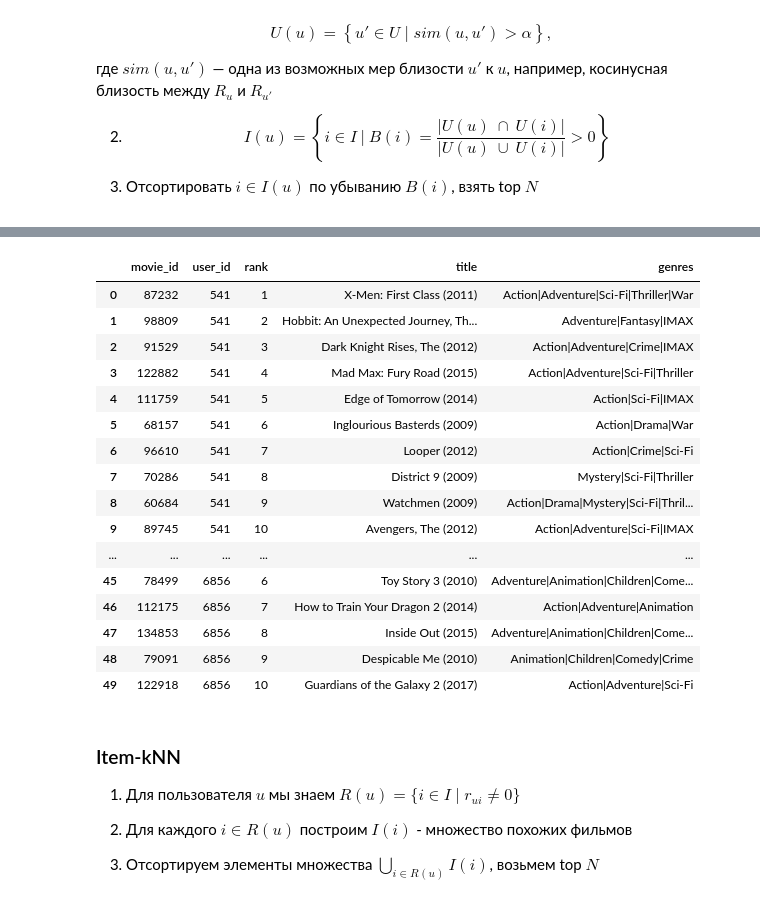
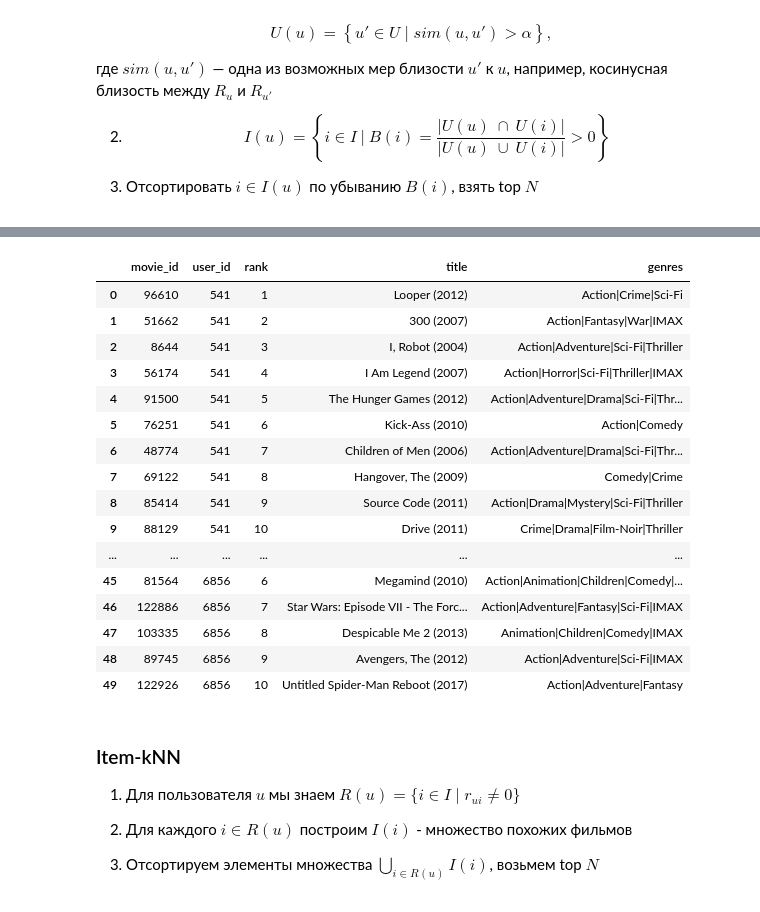
Before and after one commit to maxkvant/MLBD, a Jupyter notebook: spark_sql/notebooks/spark_sql_examples.ipynb, the cells around one changed output, grey strips where cells are left out. Cells and saved outputs as stored; diff of their text form; code cells hidden in the pictures.

Commit message:
exclude already watched movies

```diff
--- a/spark_sql/notebooks/spark_sql_examples.ipynb
+++ b/spark_sql/notebooks/spark_sql_examples.ipynb
@@ -544,3 +540,15 @@ class Recomender:
+# %%
+class Recomender:
+    def recomend(self, n, users):
+        pass
+
+    @staticmethod
+    def to_result(recomended, n, order_by, train):
+        user_window = Window.partitionBy('user_id').orderBy(order_by)
+        return recomended.join(train, ['user_id', 'movie_id'], how='left_anti') \
+          .withColumn('rank', F.rank().over(user_window)) \
+          .filter(F.col('rank') <= n) \
+          .select('user_id', 'movie_id', 'rank')
 # %% [markdown]
 ### POP
 
@@ -625,7 +631,6 @@ class UserBasedCollab(Recomender):
     def recomend(self, n, users):
         similarity = self.compute_similarity(users)
         similarity.persist()
-        print(similarity.count())
 
         train = self.train.withColumnRenamed('user_id', 'train_user_id')
 
@@ -633,12 +638,8 @@ class UserBasedCollab(Recomender):
                                                    left_df=similarity, left_attribute='user_id',
                                                    right_df=train,    right_attribute='movie_id')
 
-        user_window = Window.partitionBy('user_id').orderBy('-b')
-        return user_movie_similarity \
-          .withColumn('-b', - F.col('jaccard_sim')) \
-          .withColumn('rank', F.rank().over(user_window)) \
-          .filter(F.col('rank') <= n) \
-          .select('user_id', 'movie_id', 'rank')
+        recomended = user_movie_similarity.withColumn('-b', - F.col('jaccard_sim'))
+        return Recomender.to_result(recomended, n, order_by='-b', train=self.train)
 
     def compute_similarity(self, users):
         target_users = users.join(self.train, 'user_id')
@@ -666,20 +666,20 @@ Wall time: 30.7 s
 |  | movie_id | user_id | rank | title | genres |
-| 0 | 87232 | 541 | 1 | X-Men: First Class (2011) | Action|Adventure|Sci-Fi|Thriller|War |
-| 1 | 98809 | 541 | 2 | Hobbit: An Unexpected Journey, Th... | Adventure|Fantasy|IMAX |
-| 2 | 91529 | 541 | 3 | Dark Knight Rises, The (2012) | Action|Adventure|Crime|IMAX |
-| 3 | 122882 | 541 | 4 | Mad Max: Fury Road (2015) | Action|Adventure|Sci-Fi|Thriller |
-| 4 | 111759 | 541 | 5 | Edge of Tomorrow (2014) | Action|Sci-Fi|IMAX |
-| 5 | 68157 | 541 | 6 | Inglourious Basterds (2009) | Action|Drama|War |
-| 6 | 96610 | 541 | 7 | Looper (2012) | Action|Crime|Sci-Fi |
-| 7 | 70286 | 541 | 8 | District 9 (2009) | Mystery|Sci-Fi|Thriller |
-| 8 | 60684 | 541 | 9 | Watchmen (2009) | Action|Drama|Mystery|Sci-Fi|Thril... |
-| 9 | 89745 | 541 | 10 | Avengers, The (2012) | Action|Adventure|Sci-Fi|IMAX |
+| 0 | 96610 | 541 | 1 | Looper (2012) | Action|Crime|Sci-Fi |
+| 1 | 51662 | 541 | 2 | 300 (2007) | Action|Fantasy|War|IMAX |
+| 2 | 8644 | 541 | 3 | I, Robot (2004) | Action|Adventure|Sci-Fi|Thriller |
+| 3 | 56174 | 541 | 4 | I Am Legend (2007) | Action|Horror|Sci-Fi|Thriller|IMAX |
+| 4 | 91500 | 541 | 5 | The Hunger Games (2012) | Action|Adventure|Drama|Sci-Fi|Thr... |
+| 5 | 76251 | 541 | 6 | Kick-Ass (2010) | Action|Comedy |
+| 6 | 48774 | 541 | 7 | Children of Men (2006) | Action|Adventure|Drama|Sci-Fi|Thr... |
+| 7 | 69122 | 541 | 8 | Hangover, The (2009) | Comedy|Crime |
+| 8 | 85414 | 541 | 9 | Source Code (2011) | Action|Drama|Mystery|Sci-Fi|Thriller |
+| 9 | 88129 | 541 | 10 | Drive (2011) | Crime|Drama|Film-Noir|Thriller |
 | ... | ... | ... | ... | ... | ... |
-| 45 | 78499 | 6856 | 6 | Toy Story 3 (2010) | Adventure|Animation|Children|Come... |
-| 46 | 112175 | 6856 | 7 | How to Train Your Dragon 2 (2014) | Action|Adventure|Animation |
-| 47 | 134853 | 6856 | 8 | Inside Out (2015) | Adventure|Animation|Children|Come... |
-| 48 | 79091 | 6856 | 9 | Despicable Me (2010) | Animation|Children|Comedy|Crime |
-| 49 | 122918 | 6856 | 10 | Guardians of the Galaxy 2 (2017) | Action|Adventure|Sci-Fi |
+| 45 | 81564 | 6856 | 6 | Megamind (2010) | Action|Animation|Children|Comedy|... |
+| 46 | 122886 | 6856 | 7 | Star Wars: Episode VII - The Forc... | Action|Adventure|Fantasy|Sci-Fi|IMAX |
+| 47 | 103335 | 6856 | 8 | Despicable Me 2 (2013) | Animation|Children|Comedy|IMAX |
+| 48 | 89745 | 6856 | 9 | Avengers, The (2012) | Action|Adventure|Sci-Fi|IMAX |
+| 49 | 122926 | 6856 | 10 | Untitled Spider-Man Reboot (2017) | Action|Adventure|Fantasy |
 # %% [markdown]
 ### Item-kNN
 
```
Also changed, not shown: parts of 19 cells of this notebook.
